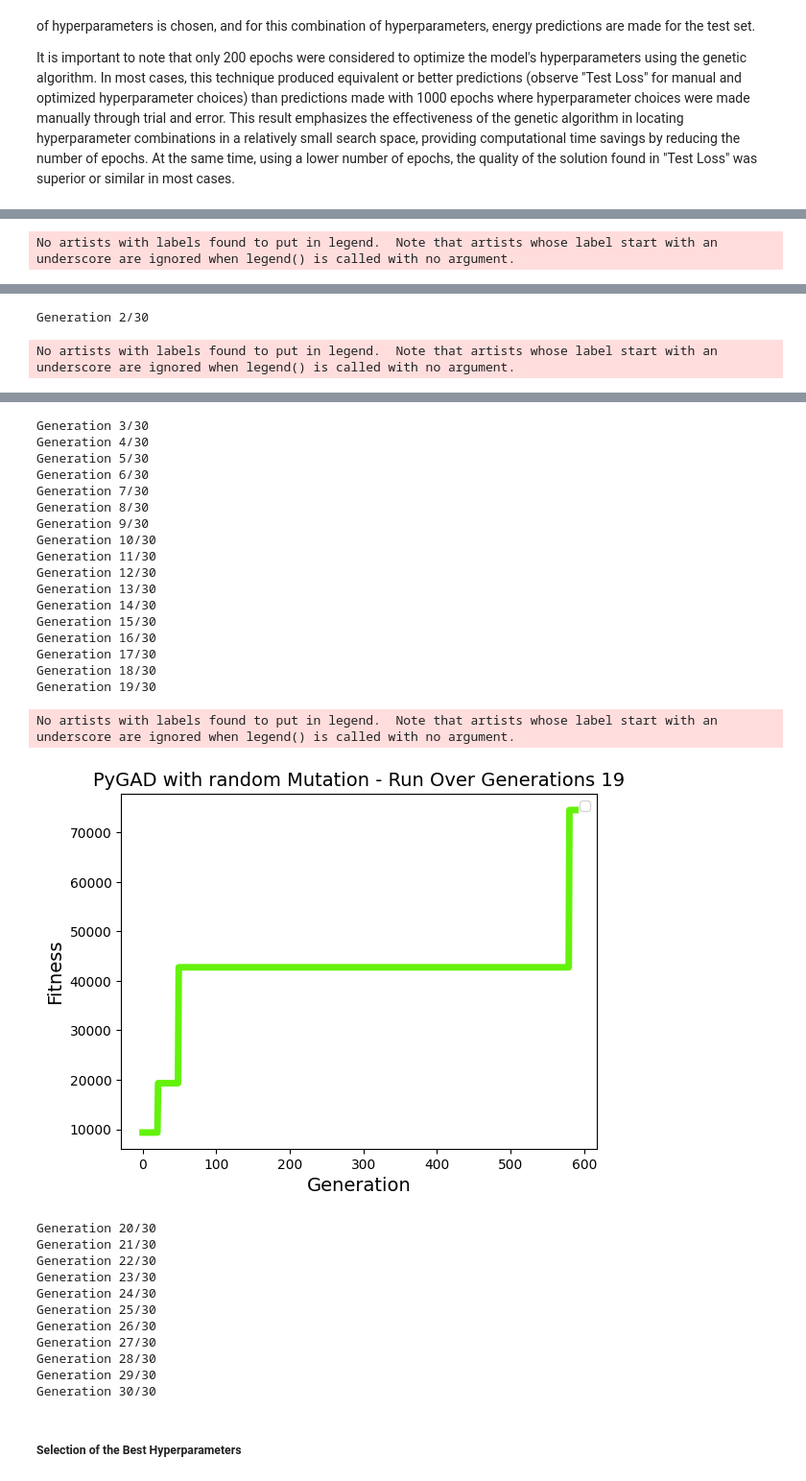
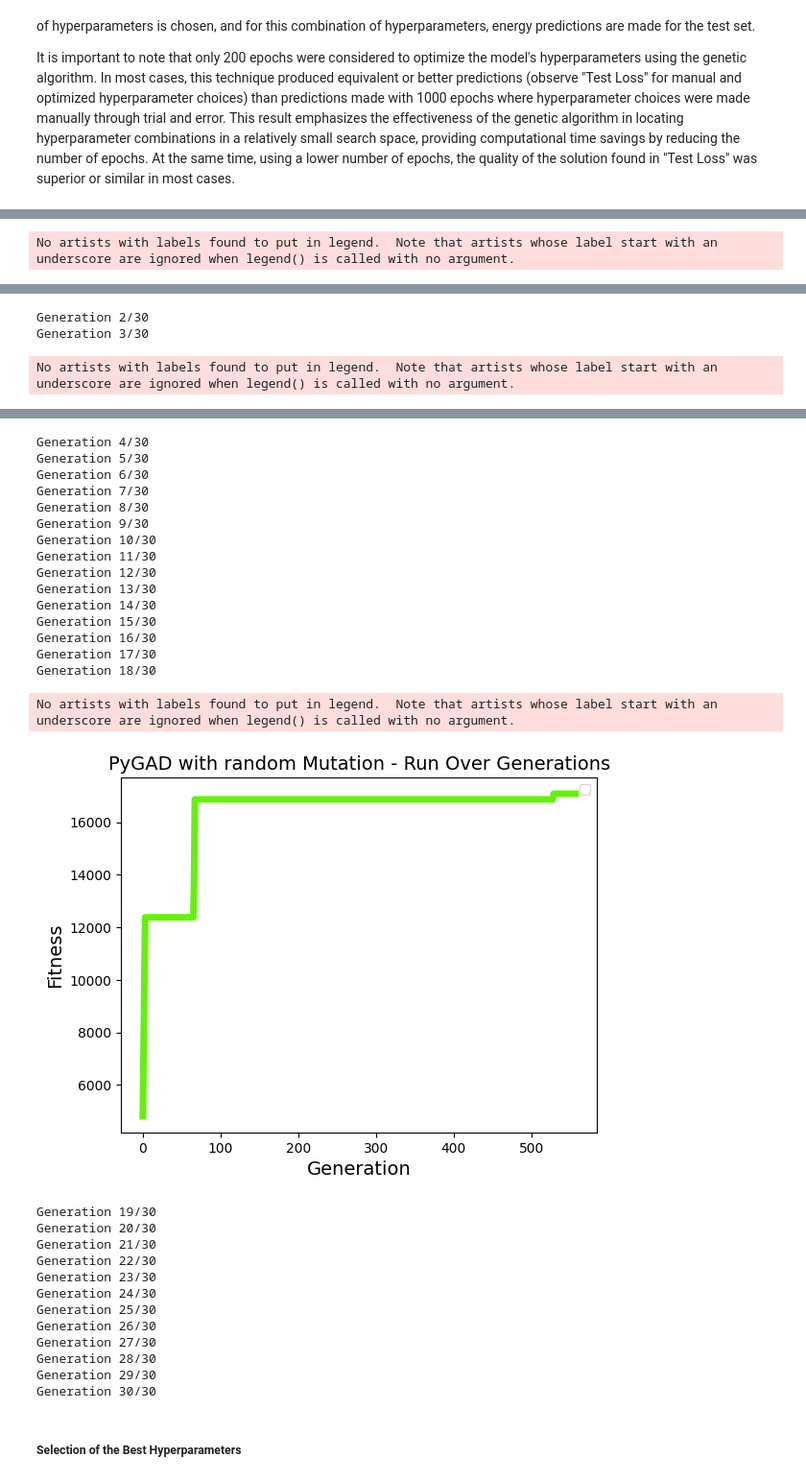
Before and after one commit to romulobrito/Model-LSTM-FC-Mass-Spring-Genetic-Aalgorithm, a Jupyter notebook: Cópia_de_massa_mola_lstm_correlacao.ipynb, the cells around one changed output, grey strips where cells are left out. Shown at 96% size. Drawn from its saved outputs; the diff is of its cells as text; code cells hidden in the pictures.

```diff
--- a/Cópia_de_massa_mola_lstm_correlacao.ipynb
+++ b/Cópia_de_massa_mola_lstm_correlacao.ipynb
@@ -263,7 +263,7 @@ It is important to note that only 200 epochs were considered to optimize the mod
 import pygad
 num_epochs = 200
 def fitness_func(ga_instance, solution, solution_idx):
-    global train_inputs, train_targets, val_inputs, val_targets, input_size, output_size, num_layers
+    global train_inputs, train_targets, val_inputs, val_targets, input_size, output_size, num_layers, num_epochs
     hidden_size = int(solution[0])
     learning_rate = max(0.00001, solution[1])
     num_layers = max(1,int(solution[2]))
@@ -300,13 +300,13 @@ fitness_function = fitness_func
 
 num_generations = 30
 num_parents_mating = 2
-sol_per_pop = 10
+sol_per_pop = 5
 num_genes = 3  # Hidden size, Learning rate, Num layers
 
 init_range_low = [16, 0.001, 2]
 init_range_high = [64, 0.02, 6]
 parent_selection_type = "tournament"  # rank
-keep_parents = 1
+keep_parents = 0
 
 crossover_type = "uniform" # "two_point", "uniform", "segment"
 
@@ -339,7 +339,7 @@ for generation in range(num_generations):
     ga_instance.run()
     current = ga_instance.best_solution()[1]
     if current != previous:
-        ga_instance.plot_fitness(title=f"PyGAD with {mutation_type} Mutation - Run Over Generations {generation + 1}", linewidth=5)
+        ga_instance.plot_fitness(title=f"PyGAD with {mutation_type} Mutation - Run Over Generations", linewidth=5)
     previous = current
 
 solution, solution_fitness, solution_idx = ga_instance.best_solution()
@@ -350,2 +350,3 @@ No artists with labels found to put in legend.  Note that artists whose label st
 Generation 2/30
+Generation 3/30
 No artists with labels found to put in legend.  Note that artists whose label start with an underscore are ignored when legend() is called with no argument.
@@ -353,22 +354,21 @@ No artists with labels found to put in legend.  Note that artists whose label st
-Generation 3/30
 Generation 4/30
 Generation 5/30
 Generation 6/30
 Generation 7/30
 Generation 8/30
 Generation 9/30
 Generation 10/30
 Generation 11/30
 Generation 12/30
 Generation 13/30
 Generation 14/30
 Generation 15/30
 Generation 16/30
 Generation 17/30
 Generation 18/30
-Generation 19/30
 No artists with labels found to put in legend.  Note that artists whose label start with an underscore are ignored when legend() is called with no argument.
-[figure, old version]
+[figure, new version]
+Generation 19/30
 Generation 20/30
 Generation 21/30
 Generation 22/30
```
Also changed, not shown: parts of 4 cells of this notebook.
